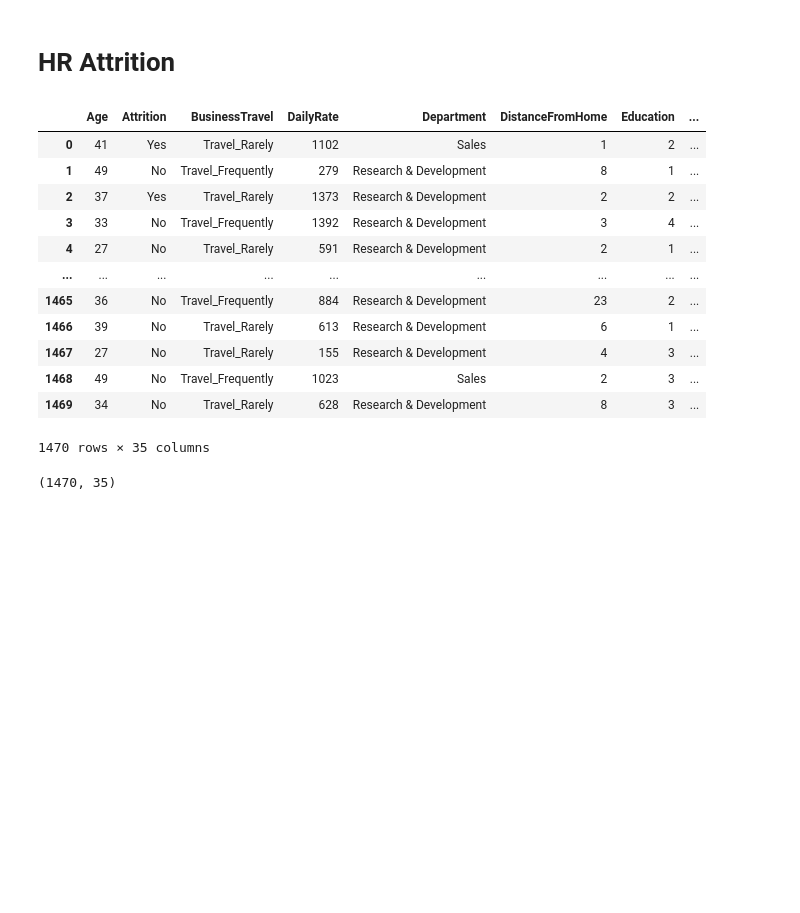
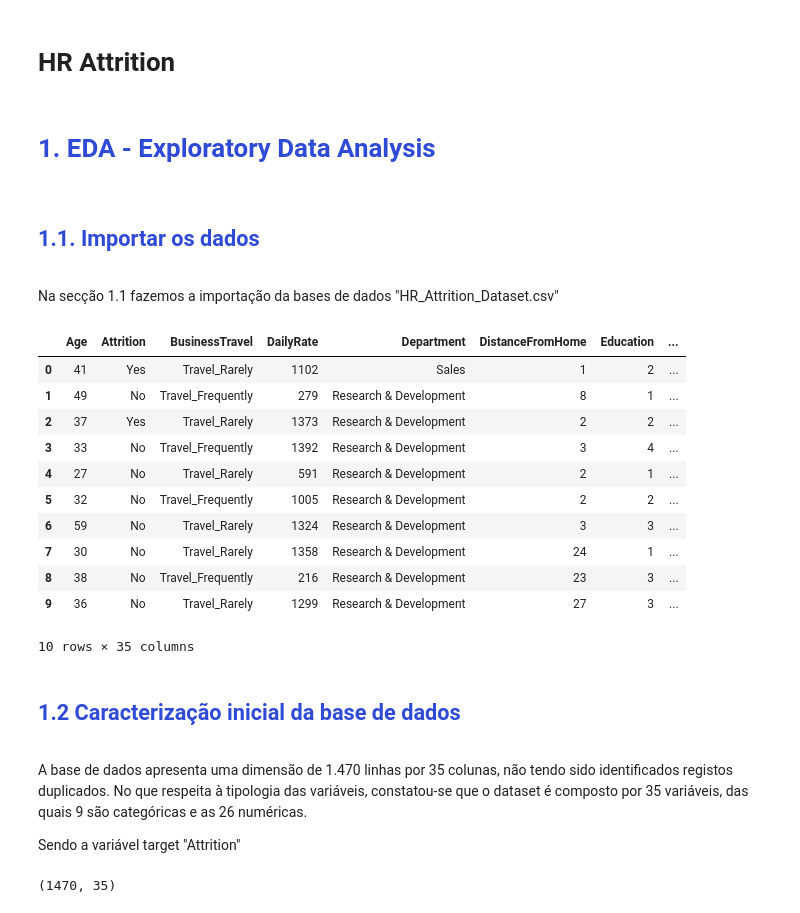
Before and after one commit to deboratcruz11/bootcamp, a Jupyter notebook: HR_Attrition.ipynb, the cells around one changed output. Drawn from its saved outputs; the diff is of its cells as text; code cells hidden in the pictures; blank space fills up the shorter version.

```diff
--- a/HR_Attrition.ipynb
+++ b/HR_Attrition.ipynb
@@ -10,20 +20,42 @@ import matplotlib.pyplot as plt
+# %% [markdown]
+<a class="anchor" id="1st-bullet">
+<font color = '#2f4bd6ff'>
+
+# **1. EDA - Exploratory Data Analysis** </font></a>
+# %% [markdown]
+<a class="anchor" id="2nd-bullet">
+<font color = '#2f4bd6ff'>
+
+## **1.1. Importar os dados** </font></a>
+# %% [markdown]
+Na secção 1.1 fazemos a importação da bases de dados "HR_Attrition_Dataset.csv"
 # %%
 df = pd.read_csv("HR_Attrition_Dataset.csv")
-df
+df.head(10)
 # %% [output]
 |  | Age | Attrition | BusinessTravel | DailyRate | Department | DistanceFromHome | Education | ... |
 | 0 | 41 | Yes | Travel_Rarely | 1102 | Sales | 1 | 2 | ... |
 | 1 | 49 | No | Travel_Frequently | 279 | Research & Development | 8 | 1 | ... |
 | 2 | 37 | Yes | Travel_Rarely | 1373 | Research & Development | 2 | 2 | ... |
 | 3 | 33 | No | Travel_Frequently | 1392 | Research & Development | 3 | 4 | ... |
 | 4 | 27 | No | Travel_Rarely | 591 | Research & Development | 2 | 1 | ... |
-| ... | ... | ... | ... | ... | ... | ... | ... | ... |
-| 1465 | 36 | No | Travel_Frequently | 884 | Research & Development | 23 | 2 | ... |
-| 1466 | 39 | No | Travel_Rarely | 613 | Research & Development | 6 | 1 | ... |
-| 1467 | 27 | No | Travel_Rarely | 155 | Research & Development | 4 | 3 | ... |
-| 1468 | 49 | No | Travel_Frequently | 1023 | Sales | 2 | 3 | ... |
-| 1469 | 34 | No | Travel_Rarely | 628 | Research & Development | 8 | 3 | ... |
+| 5 | 32 | No | Travel_Frequently | 1005 | Research & Development | 2 | 2 | ... |
+| 6 | 59 | No | Travel_Rarely | 1324 | Research & Development | 3 | 3 | ... |
+| 7 | 30 | No | Travel_Rarely | 1358 | Research & Development | 24 | 1 | ... |
+| 8 | 38 | No | Travel_Frequently | 216 | Research & Development | 23 | 3 | ... |
+| 9 | 36 | No | Travel_Rarely | 1299 | Research & Development | 27 | 3 | ... |
-1470 rows × 35 columns
+10 rows × 35 columns
+# %% [markdown]
+<a class="anchor" id="2nd-bullet">
+
+
+<font color = '#2f4bd6ff'>
+
+## **1.2 Caracterização inicial da base de dados** </font></a>
+# %% [markdown]
+A base de dados apresenta uma dimensão de 1.470 linhas por 35 colunas, não tendo sido identificados registos duplicados. No que respeita à tipologia das variáveis, constatou-se que o dataset é composto por 35 variáveis, das quais 9 são categóricas e as 26 numéricas.
+
+Sendo a variável target "Attrition"
 # %%
 df.shape
 # %% [output]
```
Also changed, not shown: parts of 12 cells of this notebook.
